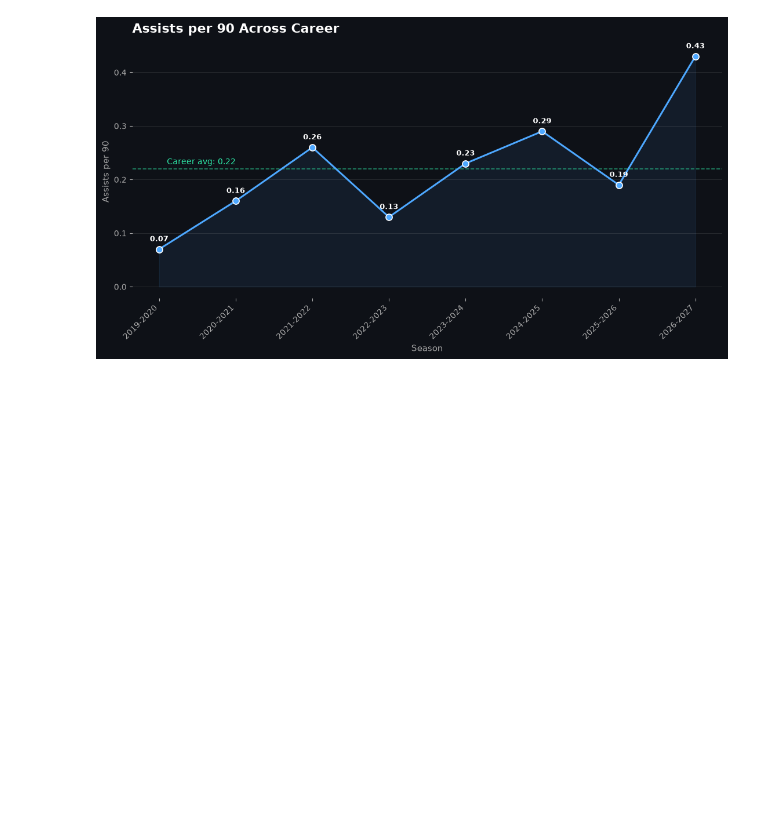
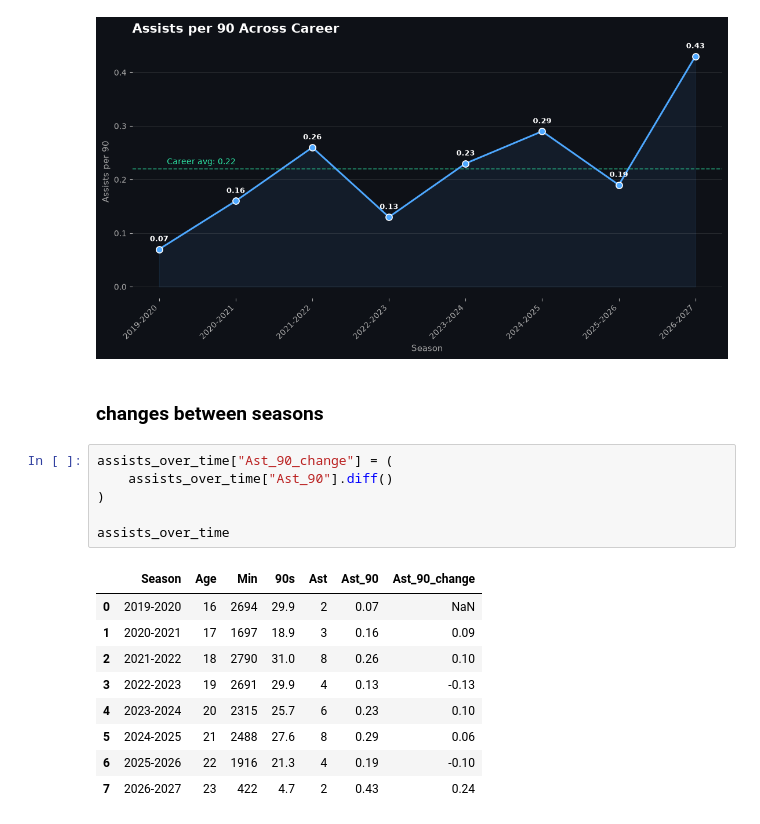
Before and after one commit to SalmaAllam8/football-data-visualization, a Jupyter notebook: Jude_Bellingham.ipynb, the cells around one changed output. Drawn from its saved outputs; the diff is of its cells as text; blank space fills up the shorter version.

```diff
--- a/Jude_Bellingham.ipynb
+++ b/Jude_Bellingham.ipynb
@@ -838,3 +838,21 @@ plt.tight_layout()
 plt.show()
 # %% [output]
 [figure]
+# %% [markdown]
+###  changes between seasons
+# %%
+assists_over_time["Ast_90_change"] = (
+    assists_over_time["Ast_90"].diff()
+)
+
+assists_over_time
+# %% [output]
+|  | Season | Age | Min | 90s | Ast | Ast_90 | Ast_90_change |
+| 0 | 2019-2020 | 16 | 2694 | 29.9 | 2 | 0.07 | NaN |
+| 1 | 2020-2021 | 17 | 1697 | 18.9 | 3 | 0.16 | 0.09 |
+| 2 | 2021-2022 | 18 | 2790 | 31.0 | 8 | 0.26 | 0.10 |
+| 3 | 2022-2023 | 19 | 2691 | 29.9 | 4 | 0.13 | -0.13 |
+| 4 | 2023-2024 | 20 | 2315 | 25.7 | 6 | 0.23 | 0.10 |
+| 5 | 2024-2025 | 21 | 2488 | 27.6 | 8 | 0.29 | 0.06 |
+| 6 | 2025-2026 | 22 | 1916 | 21.3 | 4 | 0.19 | -0.10 |
+| 7 | 2026-2027 | 23 | 422 | 4.7 | 2 | 0.43 | 0.24 |
```
Also changed, not shown: parts of 1 cell of this notebook.
